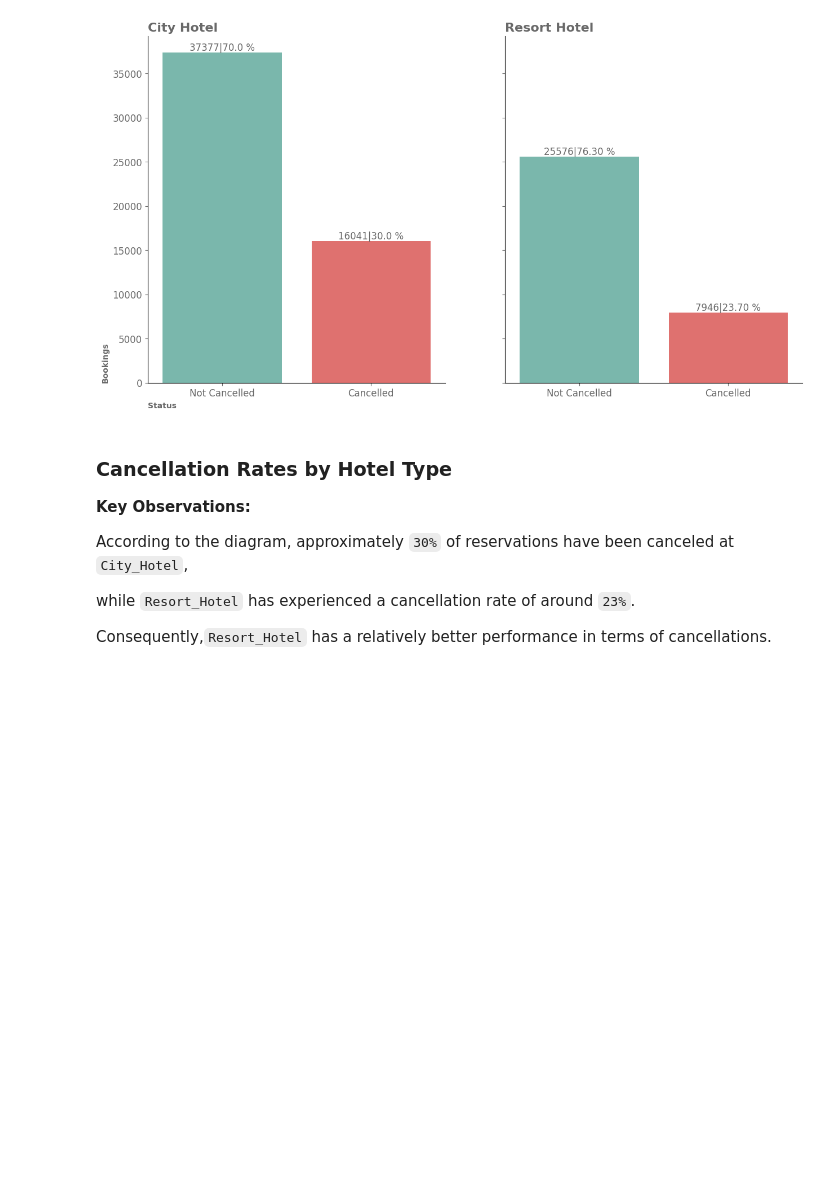
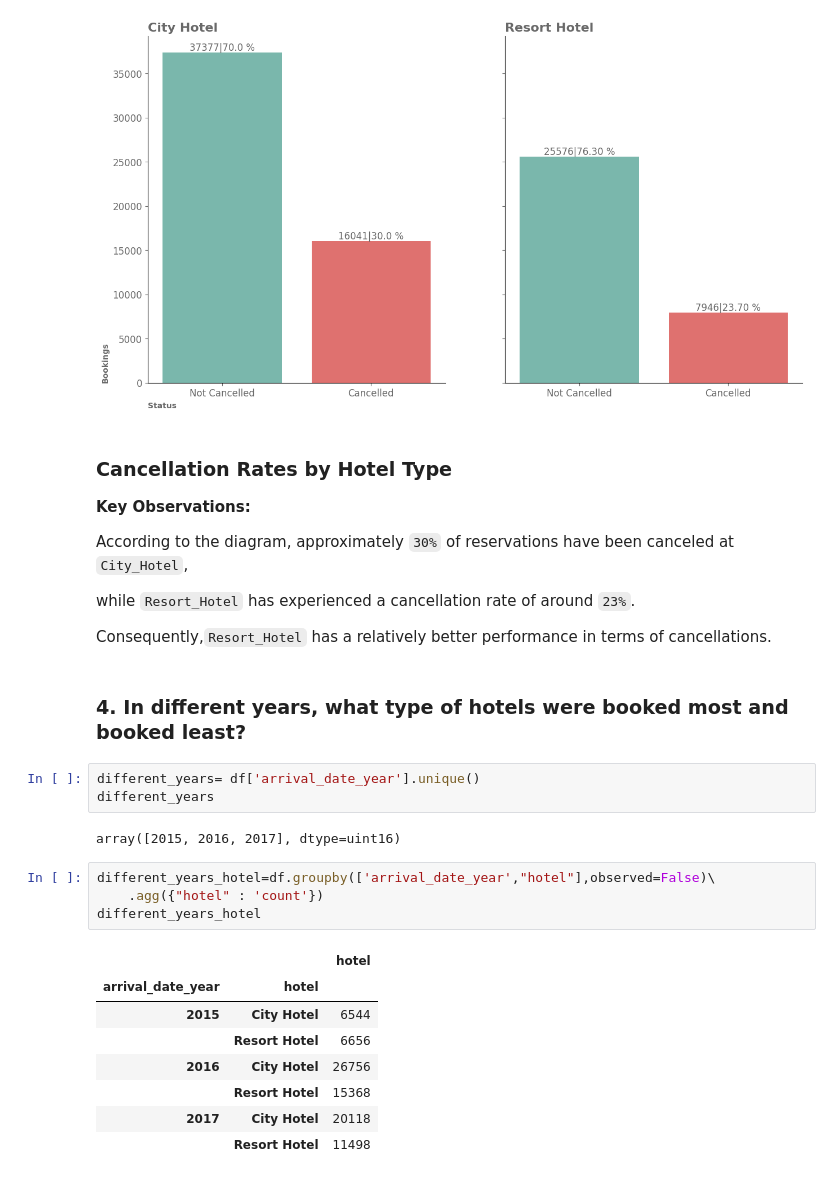
Before and after one commit to AliMSHGH/Hotel-_Bookings_Analysis, a Jupyter notebook: Hotel-_Bookings_Analysis.ipynb, the cells around one changed output. Cells and saved outputs as stored; diff of their text form; blank space fills up the shorter version.

```diff
--- a/Hotel-_Bookings_Analysis.ipynb
+++ b/Hotel-_Bookings_Analysis.ipynb
@@ -855,3 +855,23 @@ According to the diagram, approximately ``30%`` of reservations have been cancel
 while ``Resort_Hotel`` has experienced a cancellation rate of around ``23%``.
 
 Consequently,``Resort_Hotel`` has a relatively better performance in terms of cancellations.
+# %% [markdown]
+### 4. In different years, what type of hotels were booked most and booked least?
+# %%
+different_years= df['arrival_date_year'].unique()
+different_years
+# %% [output]
+array([2015, 2016, 2017], dtype=uint16)
+# %%
+different_years_hotel=df.groupby(['arrival_date_year',"hotel"],observed=False)\
+    .agg({"hotel" : 'count'})
+different_years_hotel
+# %% [output]
+|  |  | hotel |
+| arrival_date_year | hotel |  |
+| 2015 | City Hotel | 6544 |
+|  | Resort Hotel | 6656 |
+| 2016 | City Hotel | 26756 |
+|  | Resort Hotel | 15368 |
+| 2017 | City Hotel | 20118 |
+|  | Resort Hotel | 11498 |
```
Also changed, not shown: parts of 4 cells of this notebook.
